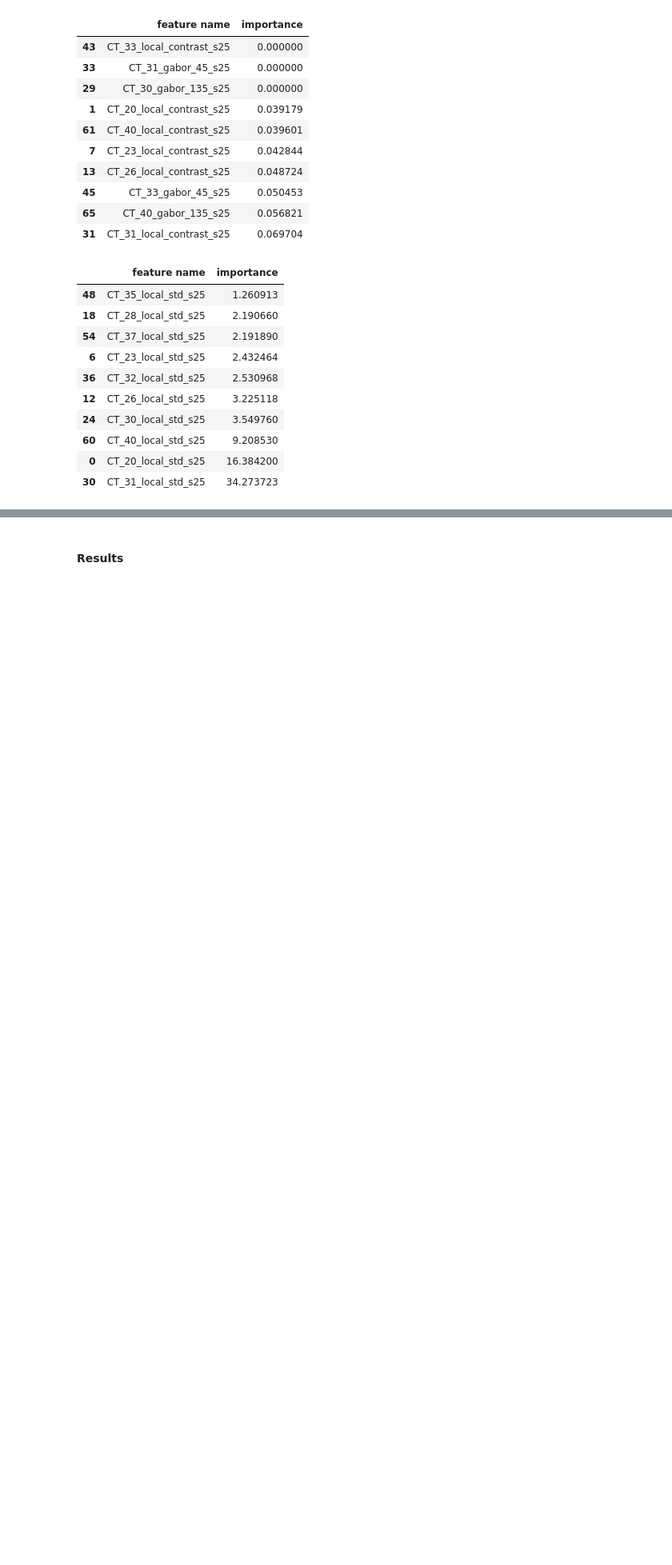
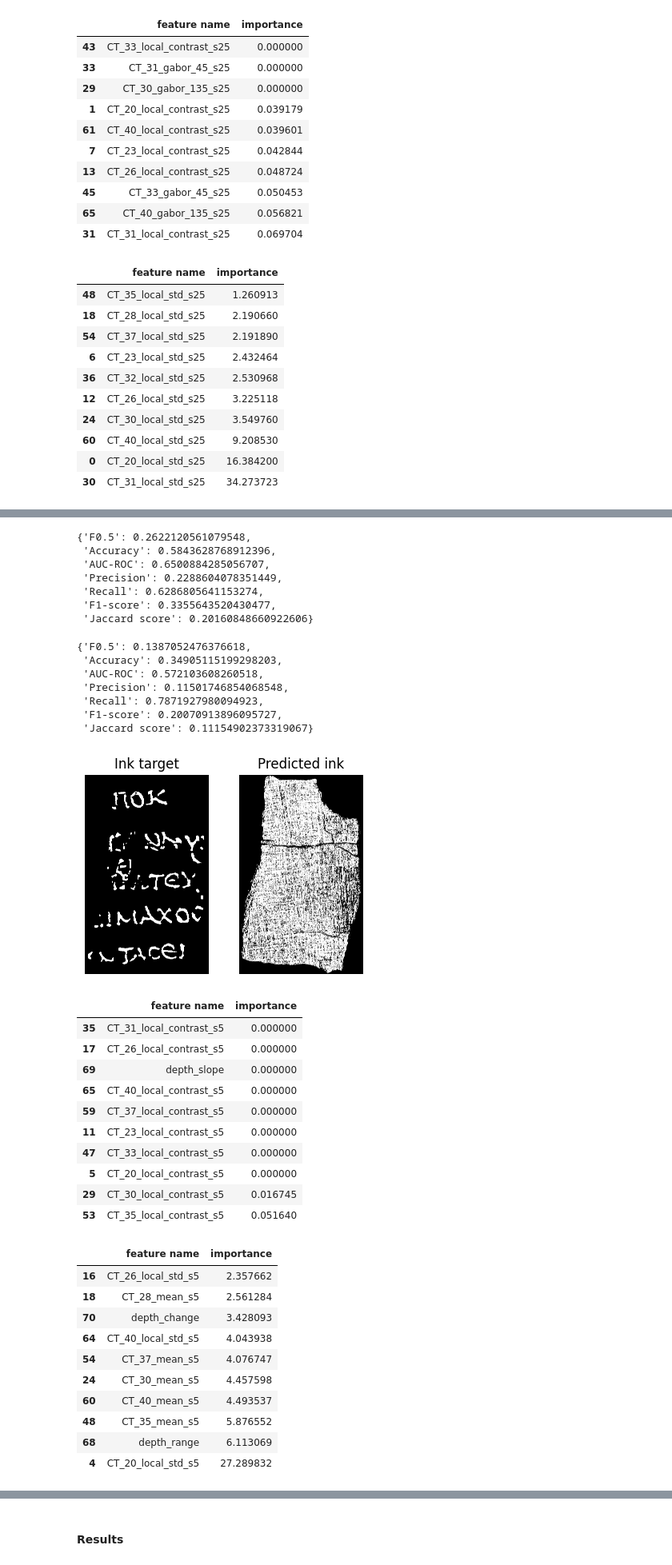
Before and after one commit to TTPO100AJIEX/MLDM-Project, a Jupyter notebook: 03_FeatureEngineering.ipynb, the cells around one changed output, grey strips where cells are left out. Shown at 80% size. Drawn from its saved outputs; the diff is of its cells as text; code cells hidden in the pictures; blank space fills up the shorter version.

```diff
--- a/03_FeatureEngineering.ipynb
+++ b/03_FeatureEngineering.ipynb
@@ -947,0 +1011,3 @@ Learning rate set to 0.5
+# %%
+run_experiment(DEPTHS, 5, BEST_GROUPS)
+# %% [output]
@@ -947,0 +1031,37 @@ Learning rate set to 0.5
+{'F0.5': 0.2622120561079548,
+ 'Accuracy': 0.5843628768912396,
+ 'AUC-ROC': 0.6500884285056707,
+ 'Precision': 0.2288604078351449,
+ 'Recall': 0.6286805641153274,
+ 'F1-score': 0.3355643520430477,
+ 'Jaccard score': 0.20160848660922606}
+{'F0.5': 0.1387052476376618,
+ 'Accuracy': 0.34905115199298203,
+ 'AUC-ROC': 0.572103608260518,
+ 'Precision': 0.11501746854068548,
+ 'Recall': 0.7871927980094923,
+ 'F1-score': 0.20070913896095727,
+ 'Jaccard score': 0.11154902373319067}
+[figure, added]
+|  | feature name | importance |
+| 35 | CT_31_local_contrast_s5 | 0.000000 |
+| 17 | CT_26_local_contrast_s5 | 0.000000 |
+| 69 | depth_slope | 0.000000 |
+| 65 | CT_40_local_contrast_s5 | 0.000000 |
+| 59 | CT_37_local_contrast_s5 | 0.000000 |
+| 11 | CT_23_local_contrast_s5 | 0.000000 |
+| 47 | CT_33_local_contrast_s5 | 0.000000 |
+| 5 | CT_20_local_contrast_s5 | 0.000000 |
+| 29 | CT_30_local_contrast_s5 | 0.016745 |
+| 53 | CT_35_local_contrast_s5 | 0.051640 |
+|  | feature name | importance |
+| 16 | CT_26_local_std_s5 | 2.357662 |
+| 18 | CT_28_mean_s5 | 2.561284 |
+| 70 | depth_change | 3.428093 |
+| 64 | CT_40_local_std_s5 | 4.043938 |
+| 54 | CT_37_mean_s5 | 4.076747 |
+| 24 | CT_30_mean_s5 | 4.457598 |
+| 60 | CT_40_mean_s5 | 4.493537 |
+| 48 | CT_35_mean_s5 | 5.876552 |
+| 68 | depth_range | 6.113069 |
+| 4 | CT_20_local_std_s5 | 27.289832 |
```
Also changed, not shown: parts of 16 cells of this notebook.
